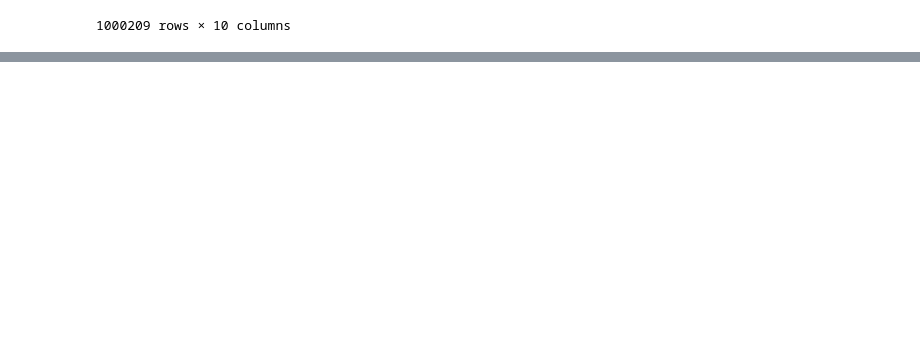
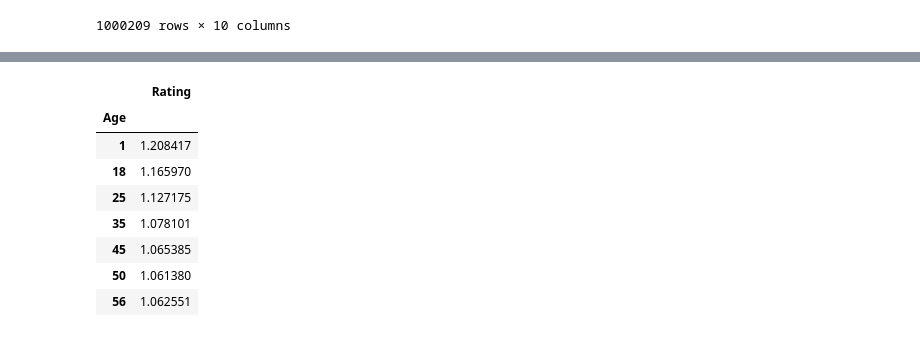
Before and after one commit to Abhinav-97/movielens-dataset, a Jupyter notebook: movielens.ipynb, the cells around one changed output, grey strips where cells are left out. Drawn from its saved outputs; the diff is of its cells as text; code cells hidden in the pictures; blank space fills up the shorter version.

```diff
--- a/movielens.ipynb
+++ b/movielens.ipynb
@@ -101,0 +151,12 @@ user_ratings
+# %%
+pd.pivot_table(user_ratings, index=['Age'], values=['Rating'], aggfunc='std')
+# %% [output]
+|  | Rating |
+| Age |  |
+| 1 | 1.208417 |
+| 18 | 1.165970 |
+| 25 | 1.127175 |
+| 35 | 1.078101 |
+| 45 | 1.065385 |
+| 50 | 1.061380 |
+| 56 | 1.062551 |
```
Also changed, not shown: parts of 7 cells of this notebook.
